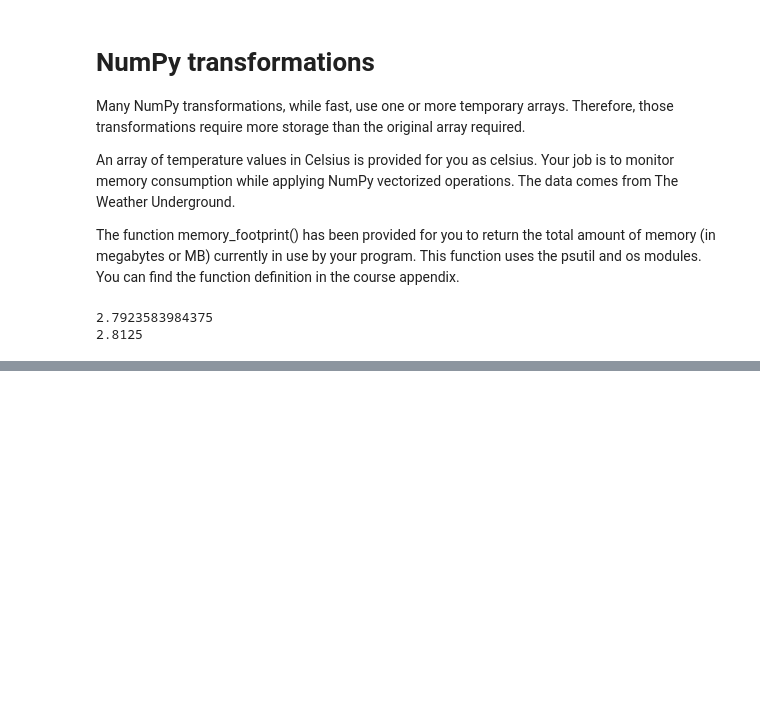
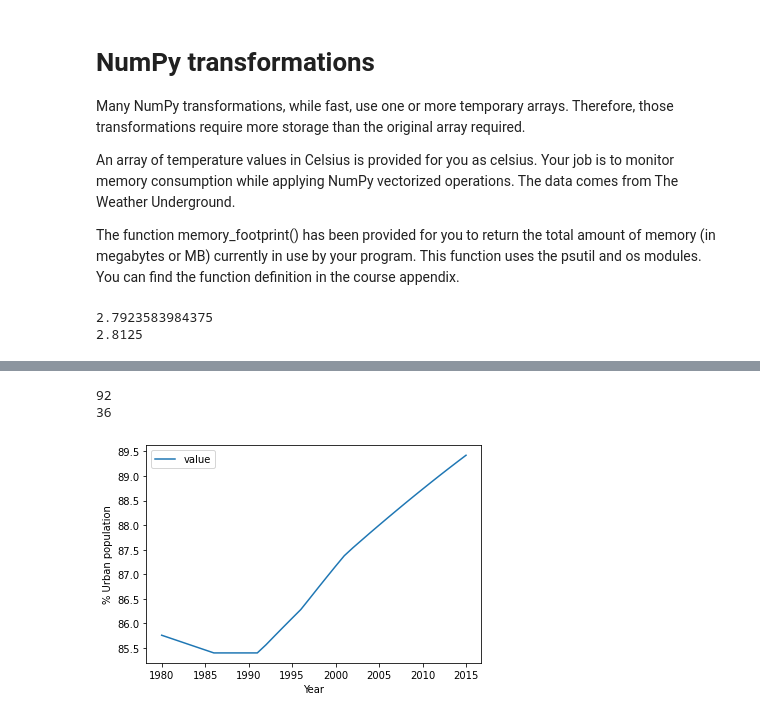
Before and after one commit to MohamedFarih/datacamp-playground, a Jupyter notebook: parallel-programming-with-dask-in-python/1. Working with Big Data/notebook_section_1.ipynb, the cells around one changed output, grey strips where cells are left out. Saved outputs shown, nothing was run; the diff lists cells and outputs as text; code cells hidden in the pictures; blank space fills up the shorter version.

```diff
--- a/parallel-programming-with-dask-in-python/1. Working with Big Data/notebook_section_1.ipynb
+++ b/parallel-programming-with-dask-in-python/1. Working with Big Data/notebook_section_1.ipynb
@@ -38,0 +44,18 @@ print(after - before)
+# %%
+import pandas as pd
+
+# Create empty list: dfs
+dfs = []
+
+# Loop over 'WDI.csv'
+for chunk in pd.read_csv('../datasets/WDI/WDI.csv', chunksize=1000):
+    # Create the first Series
+    is_urban = chunk['Indicator Name']=='Urban population (% of total)'
+    # Create the second Series
+    is_AUS = chunk['Country Code']=='AUS'
+
+    # Create the filtered chunk: filtered
+    filtered = chunk.loc[is_urban & is_AUS]
+
+    # Append the filtered chunk to the list dfs
+    dfs.append(filtered)
@@ -38,0 +87,22 @@ print(after - before)
+# %%
+import matplotlib.pyplot as plt
+
+# Print length of list dfs
+print(len(dfs))
+
+# Apply pd.concat to dfs: df
+df = pd.concat(dfs)
+
+# Print length of DataFrame df
+print(len(df))
+
+# Call df.plot.line with x='Year' and y='value'
+df.plot.line(x='Year', y='value')
+plt.ylabel('% Urban population')
+
+# Call plt.show()
+plt.show()
+# %% [output]
+92
+36
+[figure, added]
```
Also changed, not shown: parts of 12 cells of this notebook.
